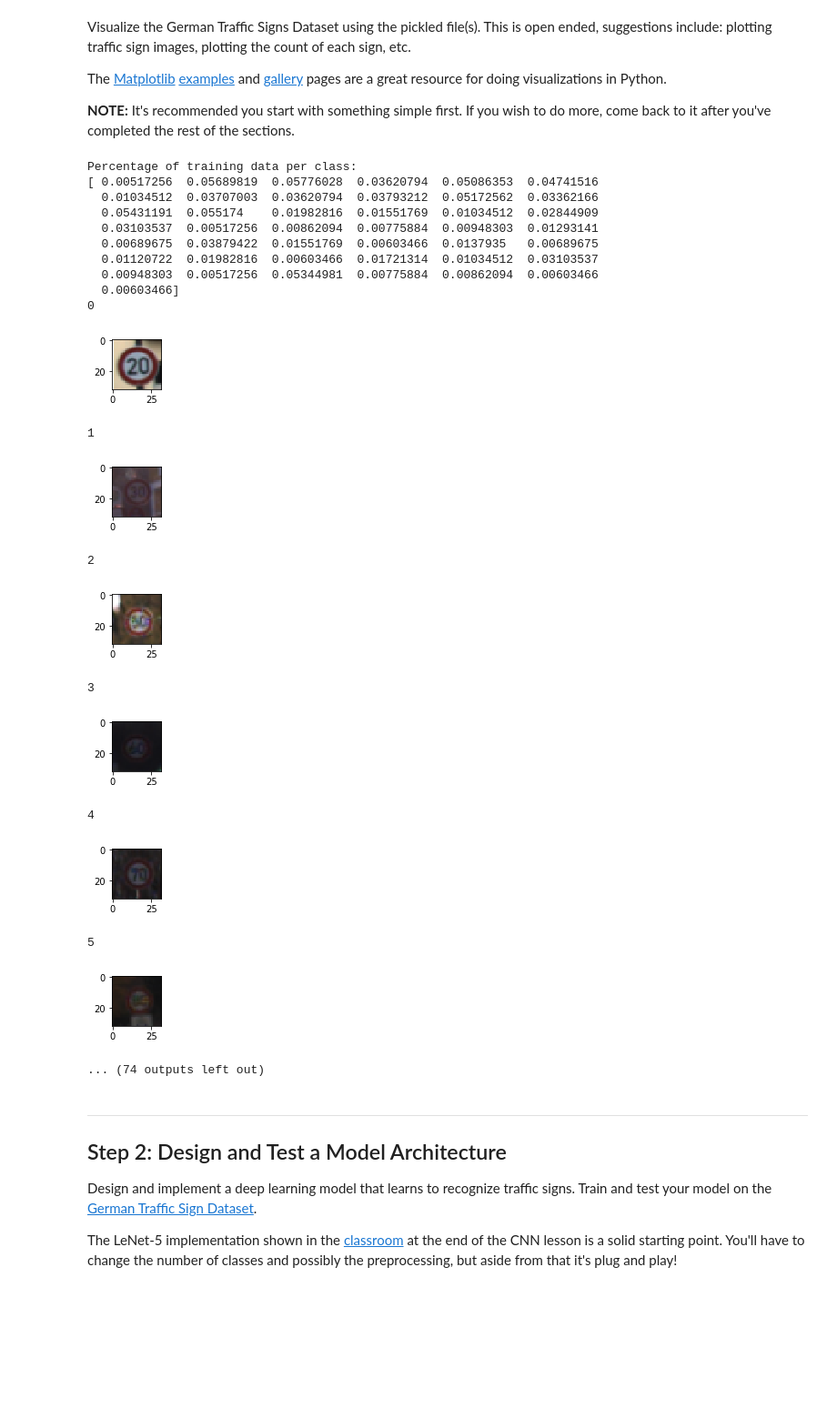
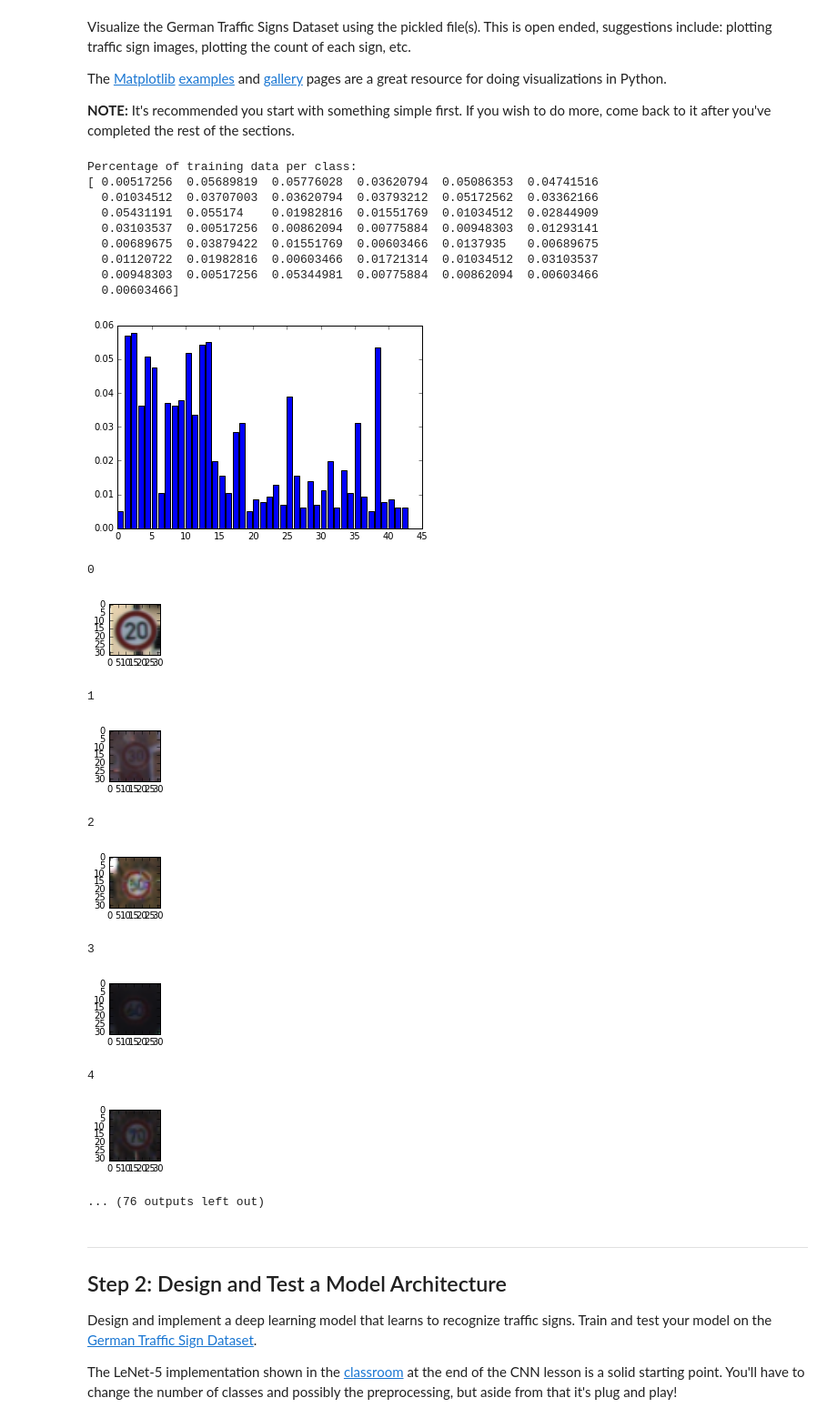
Before and after one commit to andreas28/CarND, a Jupyter notebook: CarND-Traffic-Sign-Classifier-Project/Traffic_Sign_Classifier.ipynb, the cells around one changed output. Shown: that part at 91% size. Saved outputs shown, nothing was run; the diff lists cells and outputs as text; code cells hidden in the pictures; blank space fills up the shorter version.

Commit message:
added plot

```diff
--- a/CarND-Traffic-Sign-Classifier-Project/Traffic_Sign_Classifier.ipynb
+++ b/CarND-Traffic-Sign-Classifier-Project/Traffic_Sign_Classifier.ipynb
@@ -127,46 +127,49 @@ import random
 #index = random.randint(0, len(X_train))
 #image = X_train[index].squeeze()
 
 # get number of images per class and calculate percentage
 labels, counts = np.unique(y_train, return_counts=True)
 print ("Percentage of training data per class:")
 print ('{}'.format(counts / np.sum(counts)))
 
+perc = counts / np.sum(counts)
+plt.bar(np.arange(len(perc)), perc)
+plt.show()
+
 # plot image of first occurence of each class
 i=0
 for idx in labels:
     print (idx)
     signidx = np.nonzero(y_train == idx)[0][0]
     img = X_train[signidx].squeeze()
     plt.figure(figsize=(1,1))
     plt.imshow(img)
     plt.figure(1,i+1)
     plt.show()
 
 #Issue: Unbalanced training data -> 1. Balance before training OR 2.Adapt loss function with weights (see http://stackoverflow.com/questions/35155655/loss-function-for-class-imbalanced-binary-classifier-in-tensor-flow?answertab=votes#tab-top)
 # %% [output]
 Percentage of training data per class:
 [ 0.00517256  0.05689819  0.05776028  0.03620794  0.05086353  0.04741516
   0.01034512  0.03707003  0.03620794  0.03793212  0.05172562  0.03362166
   0.05431191  0.055174    0.01982816  0.01551769  0.01034512  0.02844909
   0.03103537  0.00517256  0.00862094  0.00775884  0.00948303  0.01293141
   0.00689675  0.03879422  0.01551769  0.00603466  0.0137935   0.00689675
   0.01120722  0.01982816  0.00603466  0.01721314  0.01034512  0.03103537
   0.00948303  0.00517256  0.05344981  0.00775884  0.00862094  0.00603466
   0.00603466]
-0
-[figure, old version]
+[figure, new version]
-1
+0
-[figure, old version]
+[figure, new version]
-2
+1
-[figure, old version]
+[figure, new version]
-3
+2
-[figure, old version]
+[figure, new version]
-4
+3
-[figure, old version]
+[figure, new version]
-5
+4
-[figure, old version]
+[figure, new version]
-... (74 outputs left out)
+... (76 outputs left out)
 # %% [markdown]
 ----
 
```
Also changed, not shown: 1 other file.
